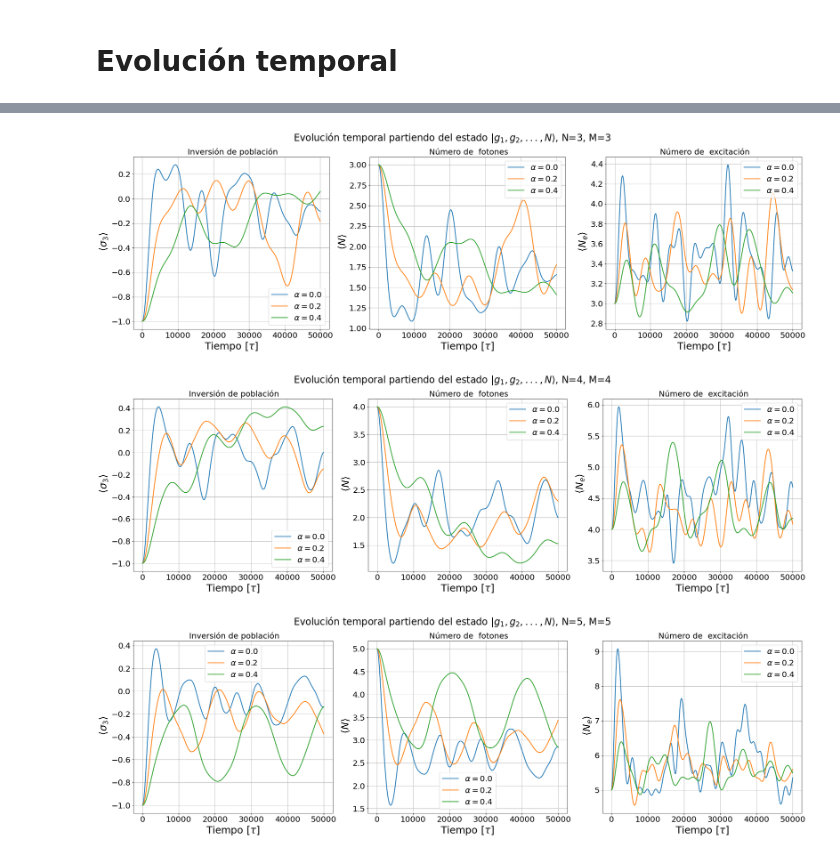
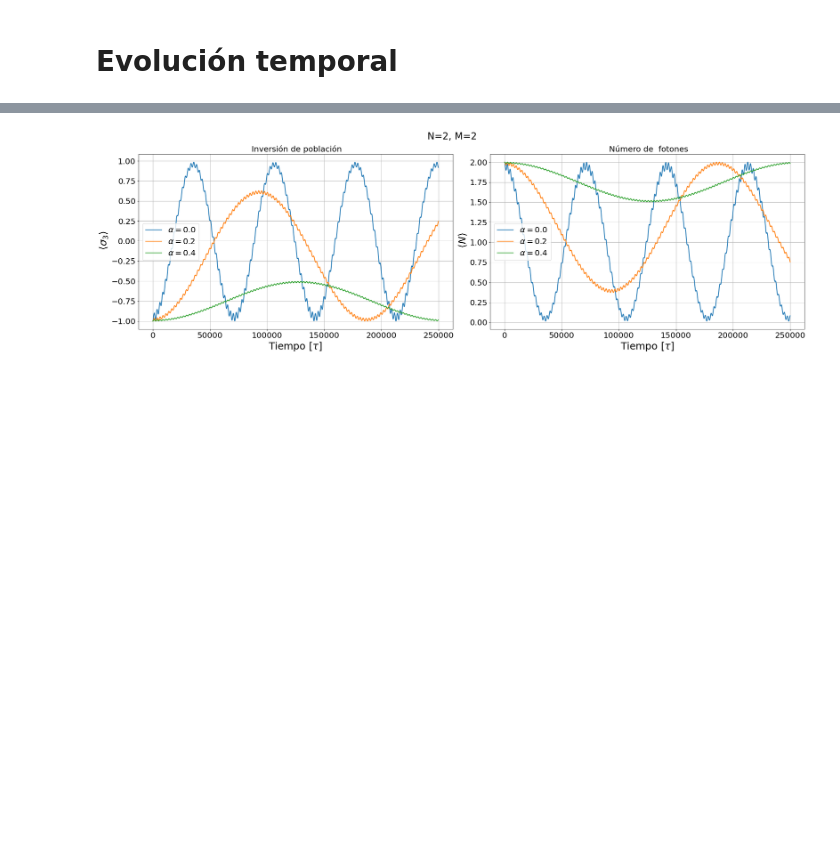
Before and after one commit to juanF9910/Trabajo_Grado_git, a Jupyter notebook: niveles_E2.ipynb, the cells around one changed output, grey strips where cells are left out. Saved outputs shown, nothing was run; the diff lists cells and outputs as text; code cells hidden in the pictures; blank space fills up the shorter version.

```diff
--- a/niveles_E2.ipynb
+++ b/niveles_E2.ipynb
@@ -402,11 +402,15 @@ def Ein(i, M, Momentos, sigmas):
 # %%
 def HdipI(M, momentos, sigmas):
 
-    s=sigmas[0].shape
-    H_2=np.zeros((s))
+    if M==0:
+        return  np.zeros(sigmas[0].shape)
 
-    for i in range (M):
-        H_2+=Ein(i,M,momentos, sigmas)
+    else:
+        s=sigmas[0].shape
+        H_2=np.zeros((s))
+
+        for i in range (M):
+            H_2+=Ein(i,M,momentos, sigmas)
 
     return (d**2/r**3)*H_2
 # %% [markdown]
@@ -681,7 +685,9 @@ def HradI2(M, momentos, sigmas, P, a, y):
 # %%
 d=dby(1.811)  #el dipolo se ingresa en debyes
 r=a0(6.27e-10)
-t =np.linspace(0, 50000, 600) #42tau=1f segundo
+R=a0(10e-9) #urgente determinar el R asociado a una frecuencia dada.
+t =np.linspace(0, 250000, 5000) #42tau=1f segundo
+#t=np.arange(0,10000, 10000)
 alpha=np.arange(0, 0.6, 0.2)
 # %%
 # Definimos el tiempo
@@ -779,6 +772,7 @@ fig.savefig('Evolución_temporal.png', format='png', bbox_inches='tight')
 # %%
+alpha=np.arange(0, 0.6, 0.2)
 
-for S in range (3, 6):
+for S in range (2, 3):
 
         N=S
         M=S
@@ -805,9 +799,9 @@ for S in range (3, 6):
         H2=Hrad0(a)
 
 
-        fig, ax=plt.subplots(1,3, figsize=(25,8))
+        fig, ax=plt.subplots(1,2, figsize=(25,8))
 
-        fig.suptitle(r"Evolución temporal partiendo del estado $|g_1,g_2,...,N \rangle$, N={}, M={}".format(N,M), fontsize=24)
+        fig.suptitle(r"N={}, M={}".format(N,M), fontsize=24)
 
         for i in alpha:
 
@@ -822,43 +816,31 @@ for S in range (3, 6):
 
             ax[0].plot(t, (1/M)*result.expect[0], label=r"$\alpha={}$".format(np.round(i,2)),lw=2)
             ax[0].set_title(" Inversión de población", fontsize=20)
             ax[0].tick_params(axis='x', labelsize=20)
             ax[0].tick_params(axis='y', labelsize=20)
             ax[0].set_xlabel(r"Tiempo $[\tau]$", fontsize=25)
             ax[0].set_ylabel(r" $\langle \sigma_3{} \rangle$",fontsize=25)
             ax[0].grid()
             ax[0].legend(fontsize=20)
             plt.tight_layout()
 
 
 
 
             ax[1].plot(t, result.expect[1], label=r"$\alpha={}$".format(np.round(i,2)),lw=2)
             ax[1].set_title(" Número de  fotones", fontsize=20)
             ax[1].tick_params(axis='x', labelsize=20)
             ax[1].tick_params(axis='y', labelsize=20)
             ax[1].set_xlabel(r"Tiempo $[\tau]$", fontsize=25)
             ax[1].set_ylabel(r" $\langle N \rangle$",fontsize=25)
             ax[1].grid()
             ax[1].legend(fontsize=20)
             plt.tight_layout()
 
-            ax[2].plot(t, result.expect[2], label=r"$\alpha={}$".format(np.round(i,2)),lw=2)
-            ax[2].set_title(" Número de  excitación", fontsize=20)
-            ax[2].tick_params(axis='x', labelsize=20)
-            ax[2].tick_params(axis='y', labelsize=20)
-            ax[2].set_xlabel(r"Tiempo $[\tau]$", fontsize=25)
-            ax[2].set_ylabel(r" $\langle N_e \rangle$",fontsize=25)
-            ax[2].grid()
-            ax[2].legend(fontsize=20)
-            plt.tight_layout()
-
         fig.savefig('Evolución_variada{}.png'.format(S), format='png', bbox_inches='tight')
 
 
 
 plt.show()
 # %% [output]
-[figure, old version]
+[figure, new version]
-[figure, removed]
-[figure, removed]
```
Also changed, not shown: parts of 1 cell of this notebook, 10 other files.
